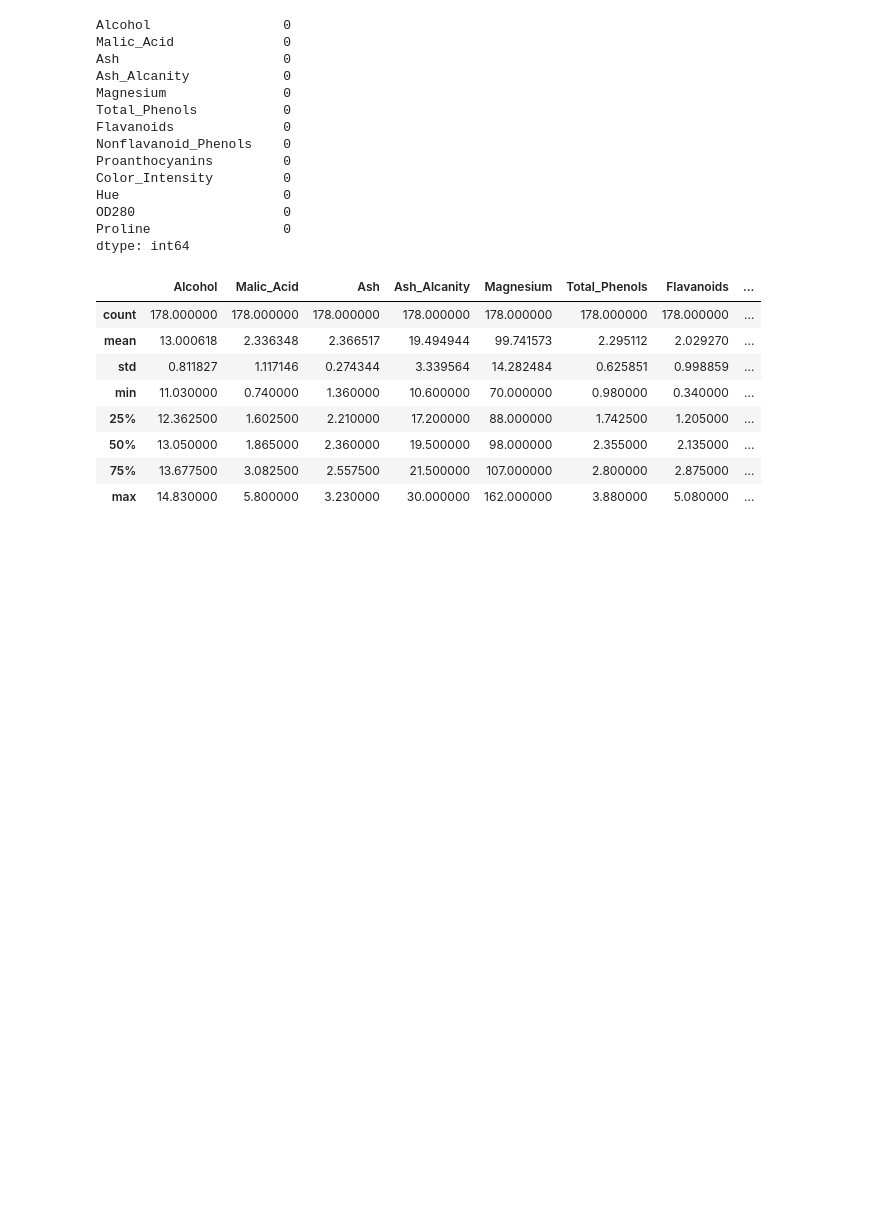
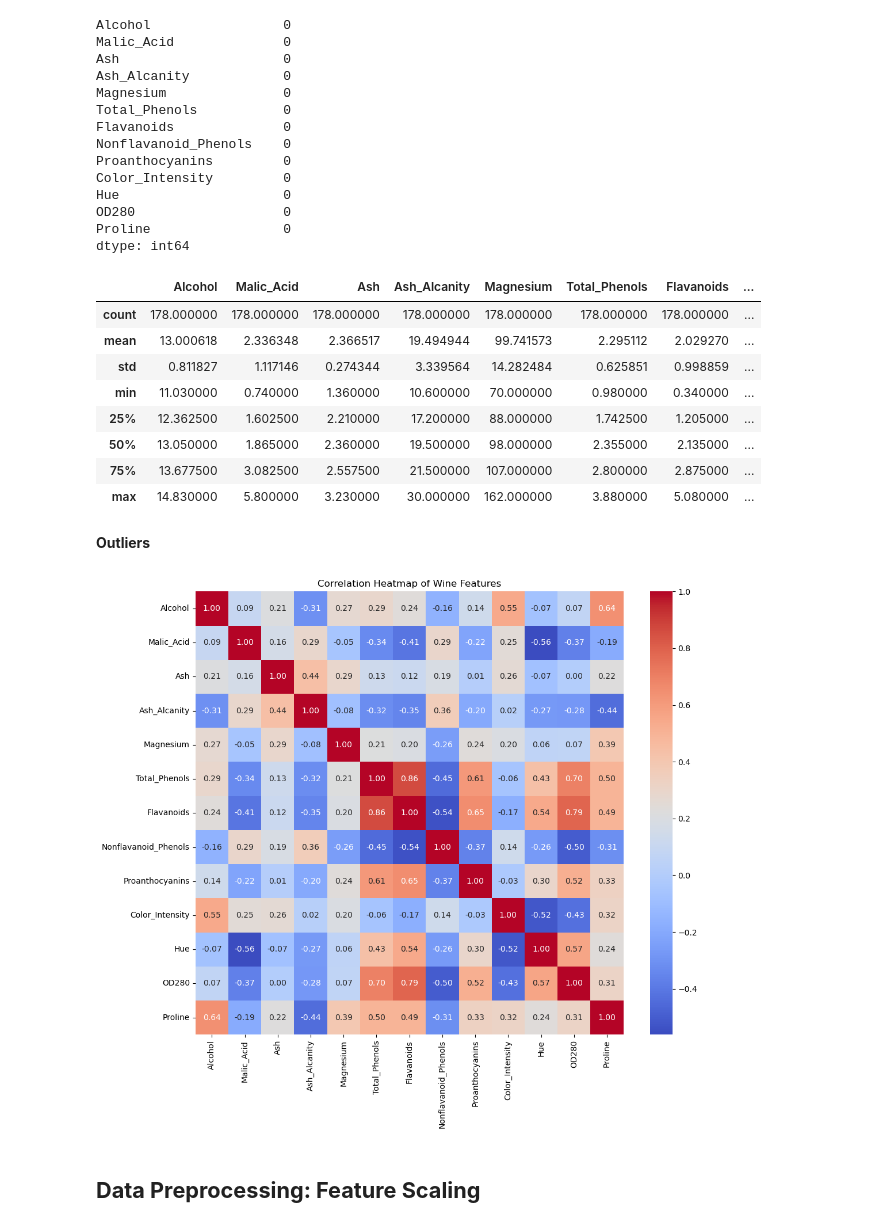
Before and after one commit to eduardo-oliveira-dev/wine-clustering-analysis, a Jupyter notebook: wine_clustering.ipynb, the cells around one changed output. Drawn from its saved outputs; the diff is of its cells as text; code cells hidden in the pictures; blank space fills up the shorter version.

```diff
--- a/wine_clustering.ipynb
+++ b/wine_clustering.ipynb
@@ -87,3 +87,5 @@ wine_data.describe()
 | 50% | 13.050000 | 1.865000 | 2.360000 | 19.500000 | 98.000000 | 2.355000 | 2.135000 | ... |
 | 75% | 13.677500 | 3.082500 | 2.557500 | 21.500000 | 107.000000 | 2.800000 | 2.875000 | ... |
 | max | 14.830000 | 5.800000 | 3.230000 | 30.000000 | 162.000000 | 3.880000 | 5.080000 | ... |
+# %% [markdown]
+**Outliers**
@@ -89,0 +127,9 @@ wine_data.describe()
+# %%
+plt.figure(figsize=(12, 10))
+sns.heatmap(wine_data.corr(), annot=True, cmap='coolwarm', fmt='.2f')
+plt.title('Correlation Heatmap of Wine Features')
+plt.show()
+# %% [output]
+[figure, added]
+# %% [markdown]
+## **Data Preprocessing: Feature Scaling**
```
Also changed, not shown: parts of 20 cells of this notebook.
